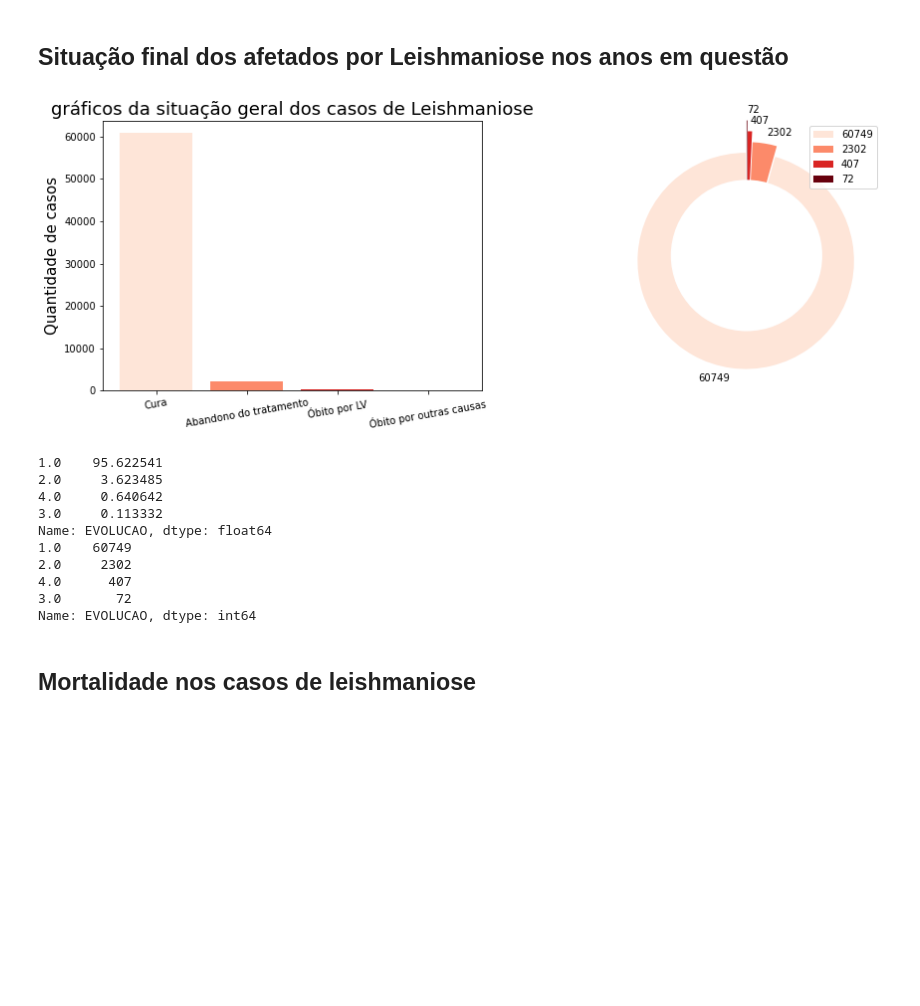
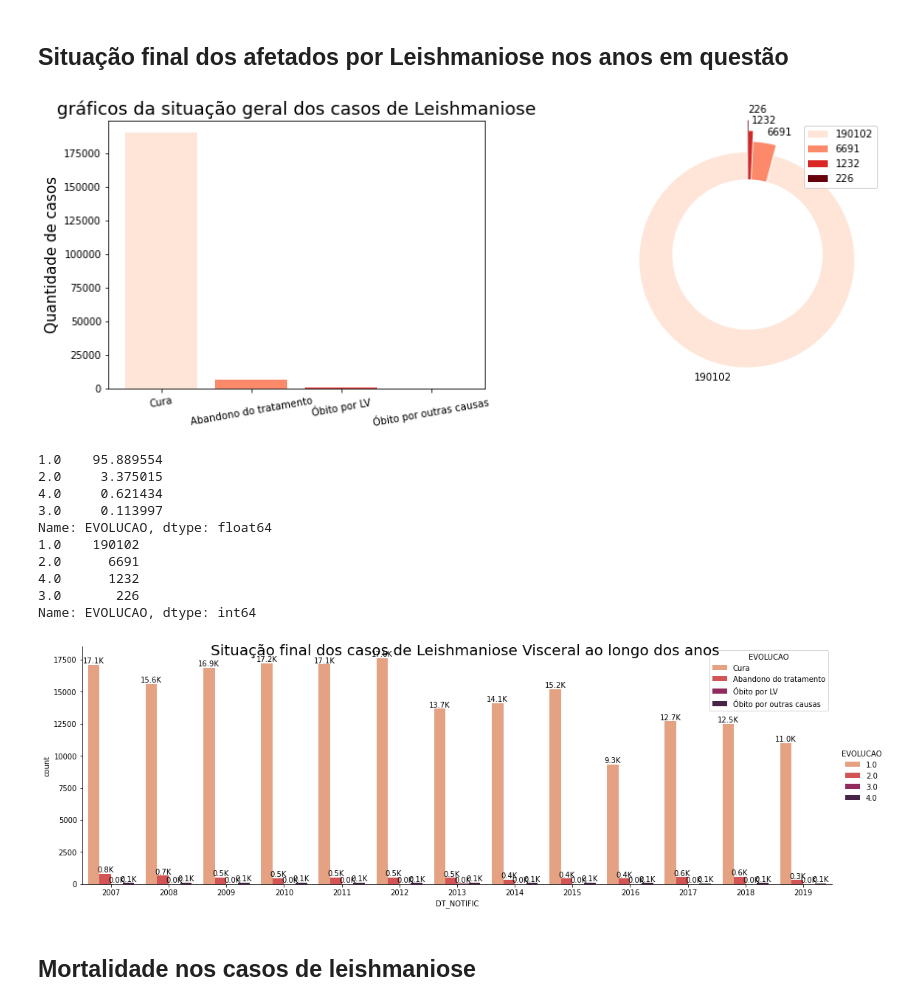
Before and after one commit to L182487/data4health, a Jupyter notebook: notebooks/exp_analysis_LTA.ipynb, the cells around one changed output. Drawn from its saved outputs; the diff is of its cells as text; code cells hidden in the pictures; blank space fills up the shorter version.

```diff
--- a/notebooks/exp_analysis_LTA.ipynb
+++ b/notebooks/exp_analysis_LTA.ipynb
@@ -52,7 +52,7 @@ sig_cols =   [
     # Desfecho
     'EVOLUCAO',   # Evolução do caso
 ]
-df = pd.read_csv("LTA_total.csv", usecols=sig_cols)#'PESO',
+df = pd.read_csv("LTA_total_07_19.csv", usecols=sig_cols)#'PESO',
 
 UF = {52:'GO',31:'MG',15:'PA',23:'CE',29:'BA',41:'PR',42:'SC',26:'PE',17:'TO',21:'MA',24:'RN',22:'PI',43:'RS',51:'MT',
      12:'AC',35:'SP',32:'ES',25:'PB',28:'SE',27:'AL',13:'AM',50:'MS',14:'RR',16:'AP',11:'RO',33:'RJ',53:'DF'}
@@ -153,0 +160,25 @@ Name: DT_NOTIFIC, dtype: int64
+# %%
+f, (ax1,ax2) = plt.subplots(1,2,figsize=(15, 5))
+labels = ['Lesão Cutânea','Lesão Mucosa']
+sintomas = []
+sintomas.append( df.loc[df['CLI_CUTANE'] == 1.0 , 'CLI_CUTANE'].count() )
+sintomas.append( df.loc[df['CLI_MUCOSA'] == 1.0 , 'CLI_MUCOSA'].count() )
+
+#plt.xticks(rotation=90)
+ax1.tick_params(axis='x', labelrotation = 90)
+
+ax1.set_title('Contagem de ocorrências dos sintomas',fontsize=15)
+ax1.stem(labels,sintomas,use_line_collection=True)
+
+
+freq = [i/df.shape[0] for i in sintomas] # frequencia de cada sintoma no dataset
+freq = [i * 100 for i in freq]
+freq = ["%.1f" % i for i in freq]
+
+perc = [i + "%" for i in freq]
+colors = plt.cm.Set3(np.linspace(0.1, 1, len(sintomas)))
+plt.title("Percentagem de pacientes com cada sintoma",fontsize=15)
+plt.pie(freq,labels=perc,colors=colors)
+plt.legend(labels, bbox_to_anchor=(1.05,1))
+
+plt.show()
@@ -156,42 +189,59 @@ Name: DT_NOTIFIC, dtype: int64
 # %%
 fig, (ax1,ax2) = plt.subplots(1,2,figsize=(15,5))
 #colors = ['#ff9999','#66b3ff','#99ff99','#ffcc99']
 status = ['Cura','Abandono do tratamento','Óbito por LV','Óbito por outras causas']
 
 ##bar plot
 
 colors = colors = plt.cm.Reds(np.linspace(0.1, 1, len(df['EVOLUCAO'].unique())))
 ax1.set_title('gráficos da situação geral dos casos de Leishmaniose',fontsize=18)
 ax1.bar(status,df['EVOLUCAO'].value_counts(),color=colors) #plotando status dos pacientes de ao longo destes anos
 ax1.tick_params(axis='x', labelrotation = 10)
 ax1.set_ylabel('Quantidade de casos',fontsize=15)
 
 ##donut plot
 explode = (0.05,0.05,0.15,0.25)
 
 ax2.pie(df['EVOLUCAO'].value_counts(), colors = colors, labels=df['EVOLUCAO'].value_counts(), startangle=90, pctdistance=0.85, explode = explode)#draw circle
 ax2.legend(df['EVOLUCAO'].value_counts())
 
 #setando o circulo central do donut
 centre_circle = plt.Circle((0,0),0.70,fc='white')
 fig = plt.gcf()
 fig.gca().add_artist(centre_circle)# donut
 plt.show()
 
 print( (df['EVOLUCAO'].value_counts()/df['EVOLUCAO'].count())* 100)
 print( df['EVOLUCAO'].value_counts() )
+
+g = sns.catplot(x='DT_NOTIFIC',kind='count',data=df,hue='EVOLUCAO',height=5,aspect=3,palette='rocket_r')
+
+g.fig.suptitle(
+    "Situação final dos casos de Leishmaniose Visceral ao longo dos anos",fontsize=20)
+plt.legend(title="EVOLUCAO",labels=status)
+
+ax = g.facet_axis(0, 0)
+
+# iterate through the axes containers
+for c in ax.containers:
+    labels = [f'{(v.get_height() / 1000):.1f}K' for v in c]
+    ax.bar_label(c, labels=labels, label_type='edge')
+
+
+plt.show()
 # %% [output]
-[figure, old version]
+[figure, new version]
-1.0    95.622541
-2.0     3.623485
-4.0     0.640642
-3.0     0.113332
+1.0    95.889554
+2.0     3.375015
+4.0     0.621434
+3.0     0.113997
 Name: EVOLUCAO, dtype: float64
-1.0    60749
-2.0     2302
-4.0      407
-3.0       72
+1.0    190102
+2.0      6691
+4.0      1232
+3.0       226
 Name: EVOLUCAO, dtype: int64
+[figure, added]
 # %% [markdown]
 ## Mortalidade nos casos de leishmaniose
 # %%
```
Also changed, not shown: parts of 7 cells of this notebook.
